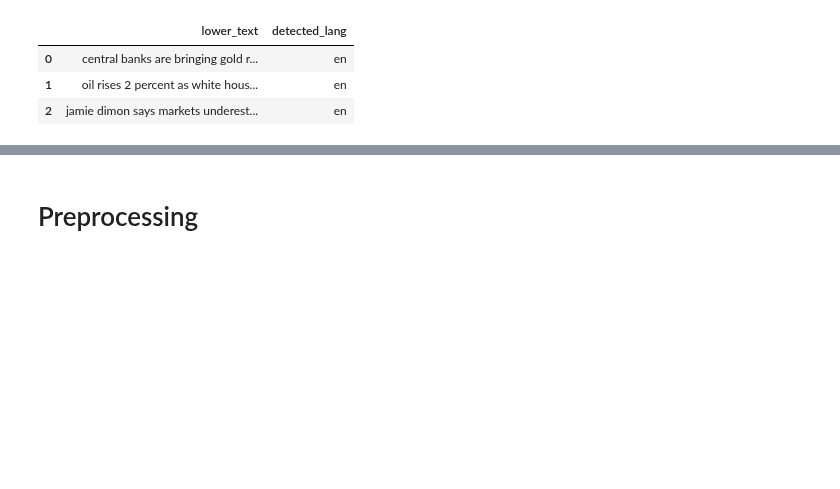
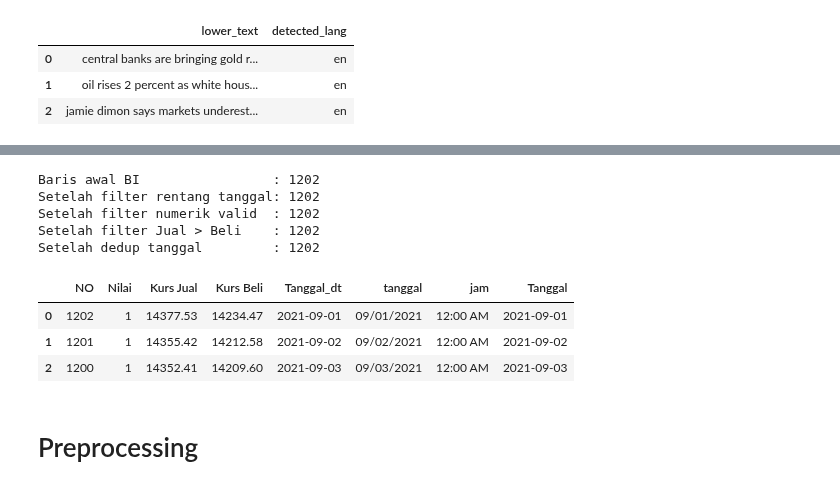
Before and after one commit to farsyaant/nlpproject-grestercinta, a Jupyter notebook: src/final.ipynb, the cells around one changed output, grey strips where cells are left out. Cells and saved outputs as stored; diff of their text form; code cells hidden in the pictures; blank space fills up the shorter version.

```diff
--- a/src/final.ipynb
+++ b/src/final.ipynb
@@ -378,3 +435,53 @@ Setelah filter bahasa Inggris (en) : 4336 (dibuang 0 baris)
+# %%
+def clean_numeric(series: pd.Series) -> pd.Series:
+    """Hapus pemisah ribuan dan konversi nilai ke float."""
+    cleaned = series.astype(str).str.replace(",", "", regex=False).str.strip()
+    return pd.to_numeric(cleaned, errors="coerce")
+
+
+
+bi_raw["Kurs Jual"] = clean_numeric(bi_raw["Kurs Jual"])
+bi_raw["Kurs Beli"] = clean_numeric(bi_raw["Kurs Beli"])
+bi_raw["NO"] = pd.to_numeric(bi_raw["NO"], errors="coerce")
+bi_raw["Nilai"] = pd.to_numeric(bi_raw["Nilai"], errors="coerce")
+
+print(f"Baris awal BI                 : {len(bi_raw)}")
+
+# Pertahankan hanya rentang 1 September 2021 sampai 1 September 2026.
+bi = bi_raw.loc[bi_raw["Tanggal"].between(start_date, end_date, inclusive="both")]
+print(f"Setelah filter rentang tanggal: {len(bi)}")
+
+mask_valid_numeric = (
+    bi["Kurs Jual"].notna()
+    & bi["Kurs Beli"].notna()
+    & (bi["Kurs Jual"] > 0)
+    & (bi["Kurs Beli"] > 0)
+)
+bi = bi.loc[mask_valid_numeric]
+print(f"Setelah filter numerik valid  : {len(bi)}")
+
+mask_valid_spread = bi["Kurs Jual"] > bi["Kurs Beli"]
+bi = bi.loc[mask_valid_spread]
+print(f"Setelah filter Jual > Beli    : {len(bi)}")
+
+bi = (
+    bi.sort_values("Tanggal")
+    .drop_duplicates(subset=["Tanggal"], keep="last")
+    .reset_index(drop=True)
+)
+print(f"Setelah dedup tanggal         : {len(bi)}")
+
+bi.head(3)
+# %% [output]
+Baris awal BI                 : 1202
+Setelah filter rentang tanggal: 1202
+Setelah filter numerik valid  : 1202
+Setelah filter Jual > Beli    : 1202
+Setelah dedup tanggal         : 1202
+|  | NO | Nilai | Kurs Jual | Kurs Beli | Tanggal_dt | tanggal | jam | Tanggal |
+| 0 | 1202 | 1 | 14377.53 | 14234.47 | 2021-09-01 | 09/01/2021 | 12:00 AM | 2021-09-01 |
+| 1 | 1201 | 1 | 14355.42 | 14212.58 | 2021-09-02 | 09/02/2021 | 12:00 AM | 2021-09-02 |
+| 2 | 1200 | 1 | 14352.41 | 14209.60 | 2021-09-03 | 09/03/2021 | 12:00 AM | 2021-09-03 |
 # %% [markdown]
 # Preprocessing
 # %%
```
Also changed, not shown: parts of 7 cells of this notebook.
